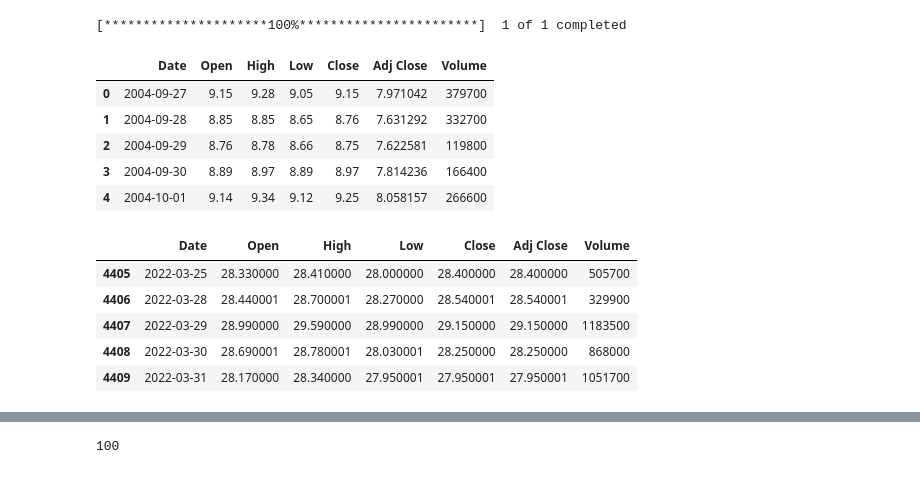
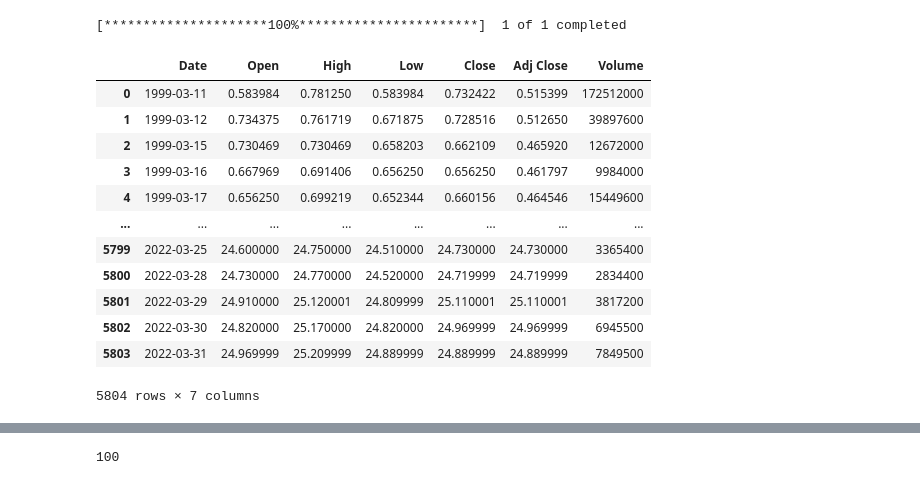
Before and after one commit to ShivangModi/StockStalkers, a Jupyter notebook: LSTM.ipynb, the cells around one changed output, grey strips where cells are left out. Cells and saved outputs as stored; diff of their text form; code cells hidden in the pictures.

```diff
--- a/LSTM.ipynb
+++ b/LSTM.ipynb
@@ -4,4 +10,4 @@ import yfinance as yf
 # %%
-df = yf.download('TTM').reset_index()
+df = yf.download('INFY').reset_index()
 # %% [output]
 [*********************100%***********************]  1 of 1 completed
@@ -10,20 +14,18 @@ df = yf.download('TTM').reset_index()
 # %%
-df.head()
+df
 # %% [output]
 |  | Date | Open | High | Low | Close | Adj Close | Volume |
-| 0 | 2004-09-27 | 9.15 | 9.28 | 9.05 | 9.15 | 7.971042 | 379700 |
-| 1 | 2004-09-28 | 8.85 | 8.85 | 8.65 | 8.76 | 7.631292 | 332700 |
-| 2 | 2004-09-29 | 8.76 | 8.78 | 8.66 | 8.75 | 7.622581 | 119800 |
-| 3 | 2004-09-30 | 8.89 | 8.97 | 8.89 | 8.97 | 7.814236 | 166400 |
-| 4 | 2004-10-01 | 9.14 | 9.34 | 9.12 | 9.25 | 8.058157 | 266600 |
+| 0 | 1999-03-11 | 0.583984 | 0.781250 | 0.583984 | 0.732422 | 0.515399 | 172512000 |
+| 1 | 1999-03-12 | 0.734375 | 0.761719 | 0.671875 | 0.728516 | 0.512650 | 39897600 |
+| 2 | 1999-03-15 | 0.730469 | 0.730469 | 0.658203 | 0.662109 | 0.465920 | 12672000 |
+| 3 | 1999-03-16 | 0.667969 | 0.691406 | 0.656250 | 0.656250 | 0.461797 | 9984000 |
+| 4 | 1999-03-17 | 0.656250 | 0.699219 | 0.652344 | 0.660156 | 0.464546 | 15449600 |
+| ... | ... | ... | ... | ... | ... | ... | ... |
+| 5799 | 2022-03-25 | 24.600000 | 24.750000 | 24.510000 | 24.730000 | 24.730000 | 3365400 |
+| 5800 | 2022-03-28 | 24.730000 | 24.770000 | 24.520000 | 24.719999 | 24.719999 | 2834400 |
+| 5801 | 2022-03-29 | 24.910000 | 25.120001 | 24.809999 | 25.110001 | 25.110001 | 3817200 |
+| 5802 | 2022-03-30 | 24.820000 | 25.170000 | 24.820000 | 24.969999 | 24.969999 | 6945500 |
+| 5803 | 2022-03-31 | 24.969999 | 25.209999 | 24.889999 | 24.889999 | 24.889999 | 7849500 |
+5804 rows × 7 columns
-# %%
-df.tail()
-# %% [output]
-|  | Date | Open | High | Low | Close | Adj Close | Volume |
-| 4405 | 2022-03-25 | 28.330000 | 28.410000 | 28.000000 | 28.400000 | 28.400000 | 505700 |
-| 4406 | 2022-03-28 | 28.440001 | 28.700001 | 28.270000 | 28.540001 | 28.540001 | 329900 |
-| 4407 | 2022-03-29 | 28.990000 | 29.590000 | 28.990000 | 29.150000 | 29.150000 | 1183500 |
-| 4408 | 2022-03-30 | 28.690001 | 28.780001 | 28.030001 | 28.250000 | 28.250000 | 868000 |
-| 4409 | 2022-03-31 | 28.170000 | 28.340000 | 27.950001 | 27.950001 | 27.950001 | 1051700 |
 # %%
 df1=df.reset_index()['Close']
```
Also changed, not shown: parts of 33 cells of this notebook.
